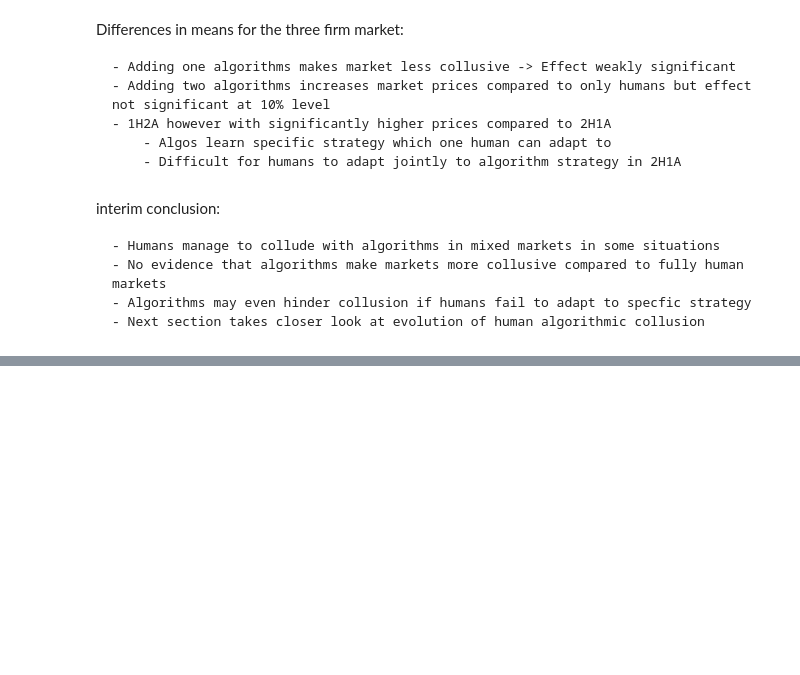
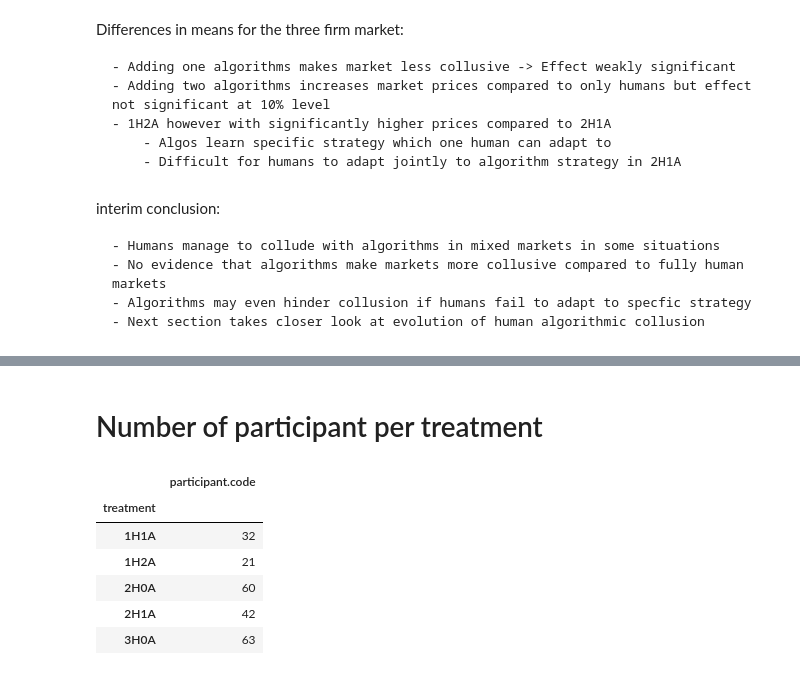
Before and after one commit to ToFeWe/q-learning-replication-code, a Jupyter notebook: src/sandbox/Experimental results.ipynb, the cells around one changed output, grey strips where cells are left out. Saved outputs shown, nothing was run; the diff lists cells and outputs as text; code cells hidden in the pictures; blank space fills up the shorter version.

```diff
--- a/src/sandbox/Experimental results.ipynb
+++ b/src/sandbox/Experimental results.ipynb
@@ -353,0 +354,16 @@ make_line_plot(agg_level = 'winning_price',
+# %% [markdown]
+# Number of participant per treatment
+# %%
+data_individual_level = pd.read_pickle(ppj('OUT_DATA', 'data_individual_level.pickle'))
+# %%
+data_individual_level_r_sg_1 = data_individual_level.loc[data_individual_level['r_sg']==0]
+# %%
+data_individual_level_r_sg_1.groupby(['treatment'])[['participant.code']].nunique()
+# %% [output]
+|  | participant.code |
+| treatment |  |
+| 1H1A | 32 |
+| 1H2A | 21 |
+| 2H0A | 60 |
+| 2H1A | 42 |
+| 3H0A | 63 |
```
Also changed, not shown: parts of 1 cell of this notebook.
